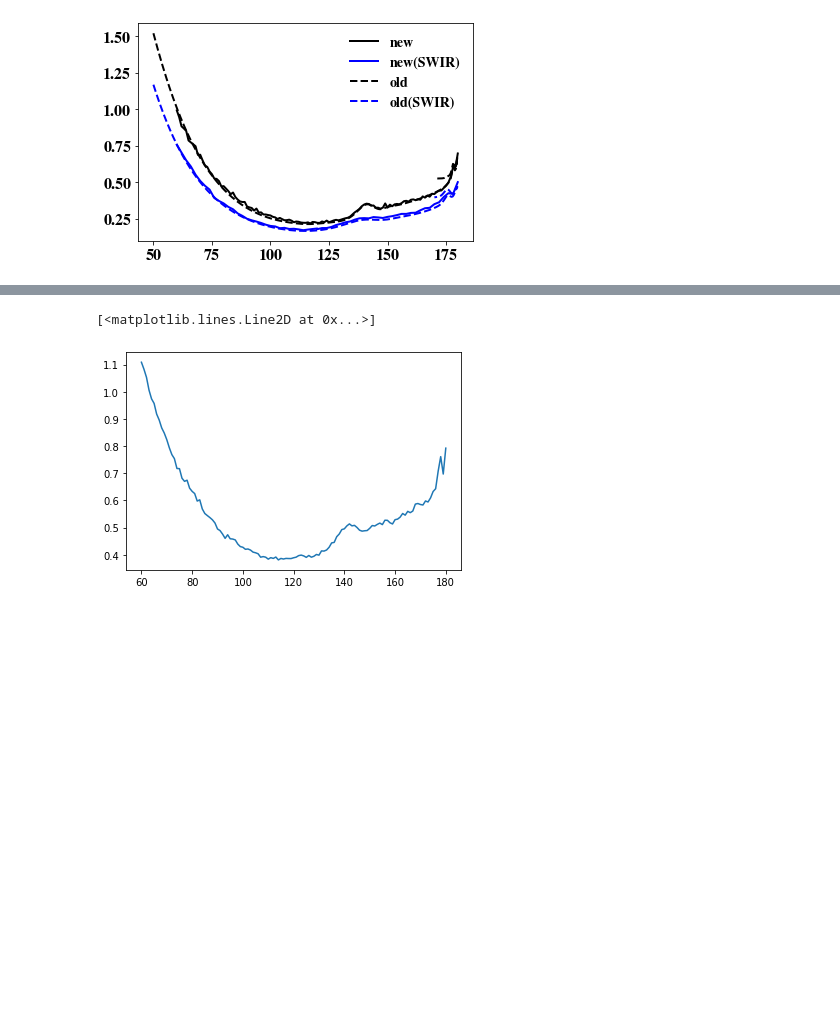
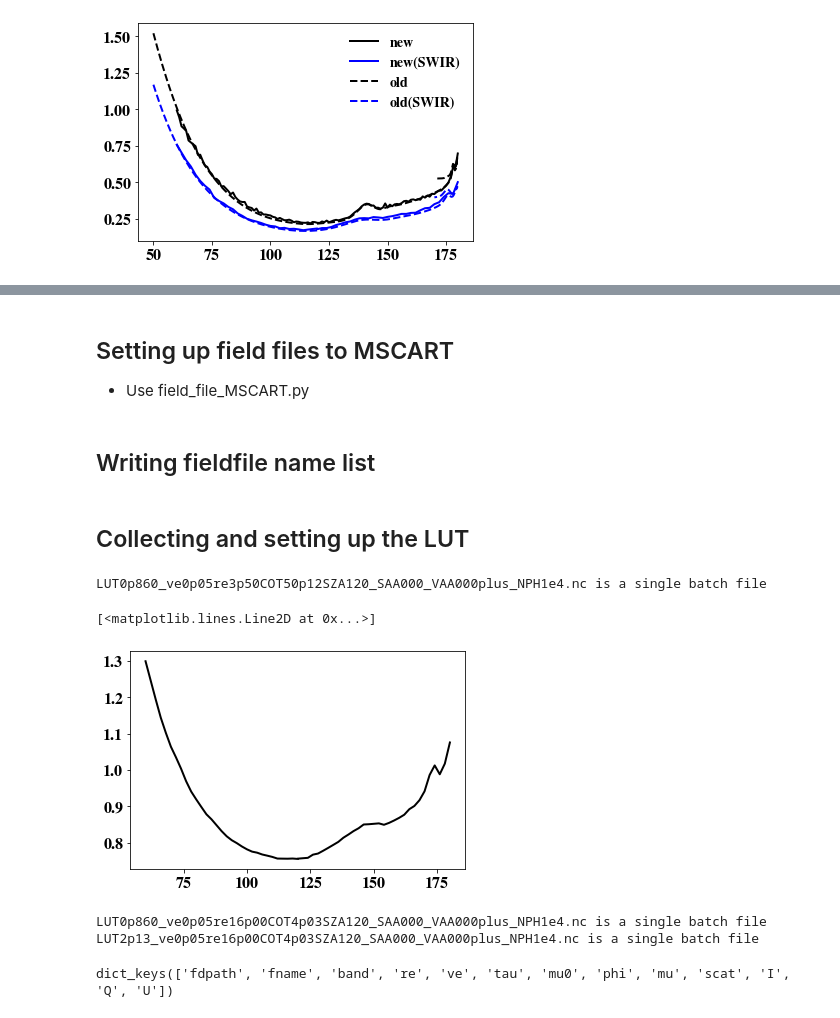
Before and after one commit to cpnHere/ACRS, a Jupyter notebook: LUTs/using_MSCART/LUT_MSCART.ipynb, the cells around one changed output, grey strips where cells are left out. Drawn from its saved outputs; the diff is of its cells as text; code cells hidden in the pictures; blank space fills up the shorter version.

```diff
--- a/LUTs/using_MSCART/LUT_MSCART.ipynb
+++ b/LUTs/using_MSCART/LUT_MSCART.ipynb
@@ -51,5 +35,6 @@ cfree.remove_redundant_nadir()
-# %%
-plt.plot(cfree.ScatA,cfree.MeanPRad[:,0])
-# %% [output]
-[<matplotlib.lines.Line2D at 0x...>]
-[figure, removed]
+# %% [markdown]
+## Setting up field files to MSCART
+
+- Use field_file_MSCART.py
+# %% [markdown]
+## Writing fieldfile name list
@@ -55,0 +75,42 @@ plt.plot(cfree.ScatA,cfree.MeanPRad[:,0])
+# %% [markdown]
+## Collecting and setting up the LUT
+# %%
+#Checking a single run
+test=POLCARTdset('cfree',nmldpath='b0p860_fields/')
+test.readMSCARTplus('LUT0p860_ve0p05re3p50COT50p12SZA120_SAA000_VAA000plus_NPH1e4.nc',fdpath='results/b0p860/',clm=True,step=True)
+test.remove_redundant_nadir()
+plt.plot(test.ScatA,test.MeanPRad[:,0],'k',label='new')
+# %% [output]
+LUT0p860_ve0p05re3p50COT50p12SZA120_SAA000_VAA000plus_NPH1e4.nc is a single batch file
+[<matplotlib.lines.Line2D at 0x...>]
+[figure, added]
+# %%
+LUT=Bispec_LUT('/umbc/xfs1/zzbatmos/users/charaj1/LES_MSCART_retrievals/LUTs/',\
+               'MODIS_LUT_extended_SZA%03d_RAA000.nc'%(60))
+LUT.readLUT()
+
+new_re=np.concatenate([np.array(LUT.re),np.array((LUT.re[1:]+LUT.re[0:-1])/2)])
+new_re.sort()
+new_re=np.unique(new_re.round(2))
+new_tau=np.concatenate([np.array(LUT.tau),np.array((LUT.tau[1:]+LUT.tau[0:-1])/2)])
+new_tau.sort()
+new_tau=np.unique(new_tau.round(2))
+
+ve = 0.05
+COT = 4.03
+re = 16.00
+
+VNIR=POLCARTdset('radx',nmldpath='b0p860_fields/')
+VNIR.readMSCARTplus(('LUT0p860_ve%0.2fre%0.2fCOT%0.2f'%(ve,re,COT)).replace('.','p')+'SZA120_SAA000_VAA000plus_NPH1e4.nc',fdpath='results/b0p860/',clm=True,step=True)
+VNIR.remove_redundant_nadir()
+SWIR=POLCARTdset('radx',nmldpath='b2p13_fields/')
+SWIR.readMSCARTplus(('LUT2p13_ve%0.2fre%0.2fCOT%0.2f'%(ve,re,COT)).replace('.','p')+'SZA120_SAA000_VAA000plus_NPH1e4.nc',fdpath='results/b2p13/',clm=True,step=True)
+SWIR.remove_redundant_nadir()
+#plt.plot(test.ScatA,test.MeanPRad[:,0],'k',label='new')
+# %% [output]
+LUT0p860_ve0p05re16p00COT4p03SZA120_SAA000_VAA000plus_NPH1e4.nc is a single batch file
+LUT2p13_ve0p05re16p00COT4p03SZA120_SAA000_VAA000plus_NPH1e4.nc is a single batch file
+# %%
+vars(LUT).keys()
+# %% [output]
+dict_keys(['fdpath', 'fname', 'band', 're', 've', 'tau', 'mu0', 'phi', 'mu', 'scat', 'I', 'Q', 'U'])
```
Also changed, not shown: parts of 8 cells of this notebook, 2 other files.
